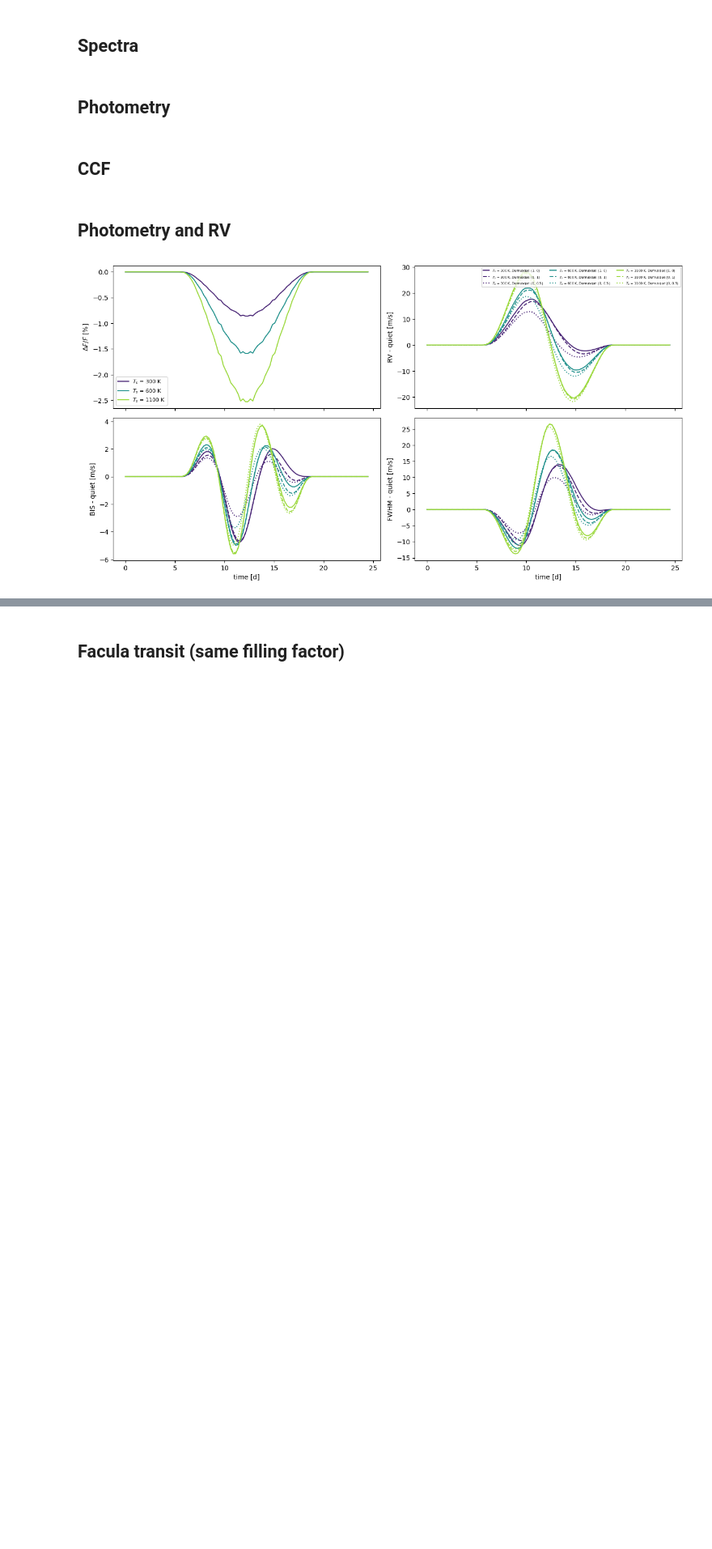
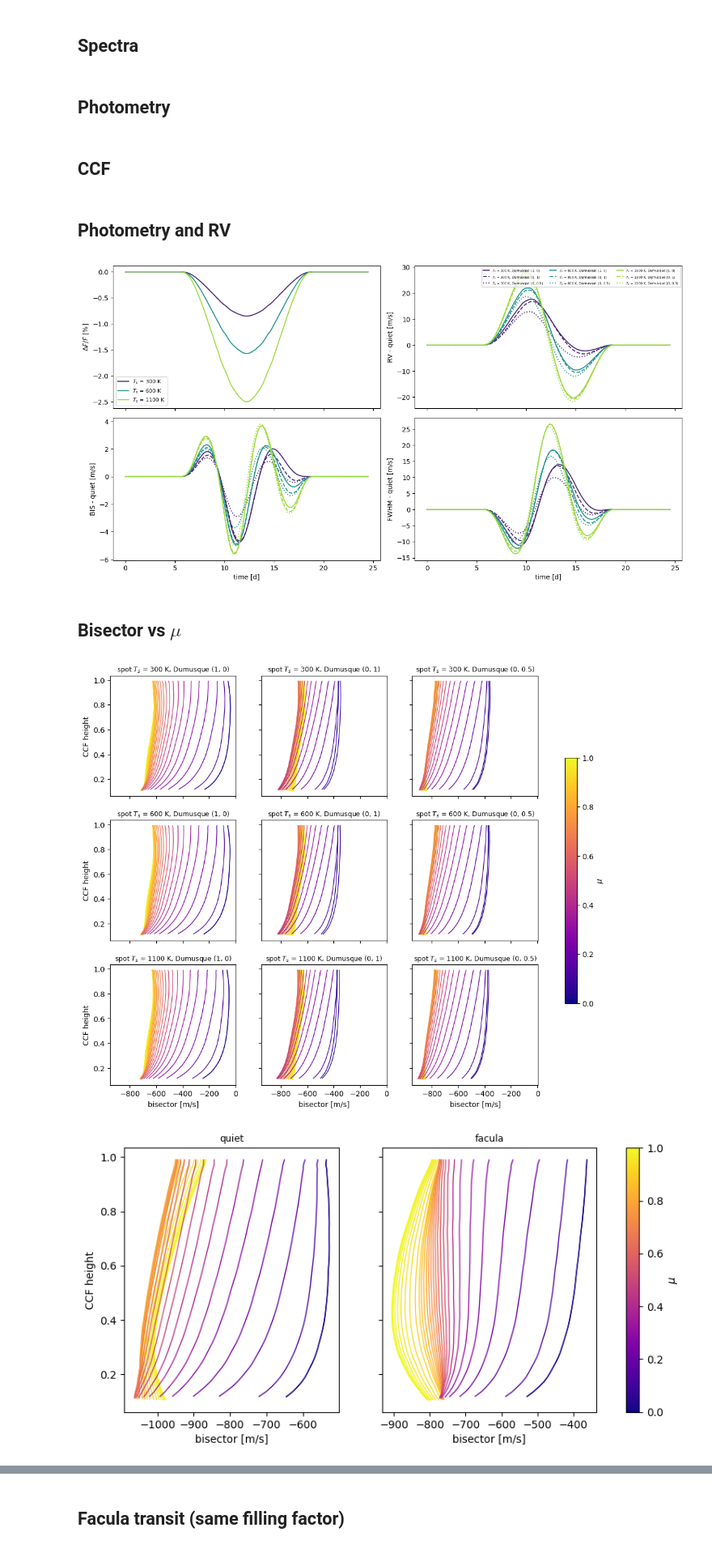
Before and after one commit to sophiestucki/sunsim, a Jupyter notebook: analysis/spot_dumusque_mu.ipynb, the cells around one changed output, grey strips where cells are left out. Shown at 81% size. Cells and saved outputs as stored; diff of their text form; code cells hidden in the pictures; blank space fills up the shorter version.

```diff
--- a/analysis/spot_dumusque_mu.ipynb
+++ b/analysis/spot_dumusque_mu.ipynb
@@ -23,7 +23,7 @@ mu_scalings = {'Dumusque (1, 0)': (1, 0), 'Dumusque (0, 1)': (0, 1), 'Dumusque (
 spot = [active_region('sp', 10, 90, 180)]       # radius 10 deg, equator
 
 time = np.linspace(0, rotation_period, 100)
-N_rings_phot = 15
+N_rings_phot = 30
 N_rings_ccf = 30
 # %% [markdown]
 ## Spectra
@@ -95,16 +95,27 @@ def make_ccf_grid(flux, brightness, convective_blueshift):
     g.compute_ccf()
     return g
 
+def ring_bisectors(g):
+    out = []
+    for rv_i, c in zip(g.rvs_ring, g.ccf_shape):
+        _, _, xbis, ybis = nbspectra.speed_bisector_nb(rv_i, c / c.max(), True)
+        out.append((xbis, ybis))
+    return np.array(out)               # (N_rings, [rv [m/s], height], 50)
+
+bisectors = {}
 ccf_quiet = make_ccf_grid(flux_quiet, b_quiet, 0)
 ccf_quiet.rv_treatment(bisector=None)
 ccf_fac = make_ccf_grid(flux_fc, ring_brightness(flux_fc_low, 'fc')[1], 0)
 ccf_fac.rv_treatment(bisector=None)
+bisectors['quiet'] = ring_bisectors(ccf_quiet)
+bisectors['facula'] = ring_bisectors(ccf_fac)
 
 ccf = {}
 for dT in spot_dTs:
     ccf_spot = make_ccf_grid(cooler(flux_sp_raw, dT), ring_brightness(cooler(flux_sp_low_raw, dT), 'sp')[1], 1)
     for name, ab in mu_scalings.items():
         ccf_spot.rv_treatment(bisector=dumusque_bisector(normalization=False, mu_scaling=ab))
+        bisectors[dT, name] = ring_bisectors(ccf_spot)
         ss = StarSim(time, N_rings_ccf, inclination=inclination, rotation_period=rotation_period,
                      differential_rotation=differential_rotation, active_regions_map=spot, mode=['ccf'],
                      stellar_radius=stellar_radius, ccf_grid_qp=ccf_quiet, ccf_grid_sp=ccf_spot, ccf_grid_fc=ccf_fac)
@@ -140,3 +151,37 @@ plt.tight_layout()
 plt.show()
 # %% [output]
 [figure]
+# %% [markdown]
+## Bisector vs $\mu$
+# %%
+mu_norm = plt.Normalize(0, 1)
+mu_cmap = plt.cm.plasma
+
+
+def plot_bisectors(ax, bis, title):
+    for mu, (xbis, ybis) in zip(amu_ring, bis):
+        ax.plot(xbis, ybis, color=mu_cmap(mu_norm(mu)), lw=1)
+    ax.set_title(title, fontsize=9)
+
+
+fig, axes = plt.subplots(len(spot_dTs), len(mu_scalings), figsize=(13, 10), sharex=True, sharey=True)
+for i, dT in enumerate(spot_dTs):
+    for j, name in enumerate(mu_scalings):
+        plot_bisectors(axes[i, j], bisectors[dT, name], 'spot $T_s$ = %d K, %s' % (dT, name))
+for ax in axes[-1]:
+    ax.set_xlabel('bisector [m/s]')
+for ax in axes[:, 0]:
+    ax.set_ylabel('CCF height')
+fig.colorbar(plt.cm.ScalarMappable(norm=mu_norm, cmap=mu_cmap), ax=axes, label='$\\mu$', shrink=0.6)
+plt.show()
+
+fig, axes = plt.subplots(1, 2, figsize=(10, 4.5), sharey=True)
+for ax, key in zip(axes, ('quiet', 'facula')):
+    plot_bisectors(ax, bisectors[key], key)
+    ax.set_xlabel('bisector [m/s]')
+axes[0].set_ylabel('CCF height')
+fig.colorbar(plt.cm.ScalarMappable(norm=mu_norm, cmap=mu_cmap), ax=axes, label='$\\mu$')
+plt.show()
+# %% [output]
+[figure, added]
+[figure, added]
```
Also changed, not shown: parts of 5 cells of this notebook, 33 other files.
